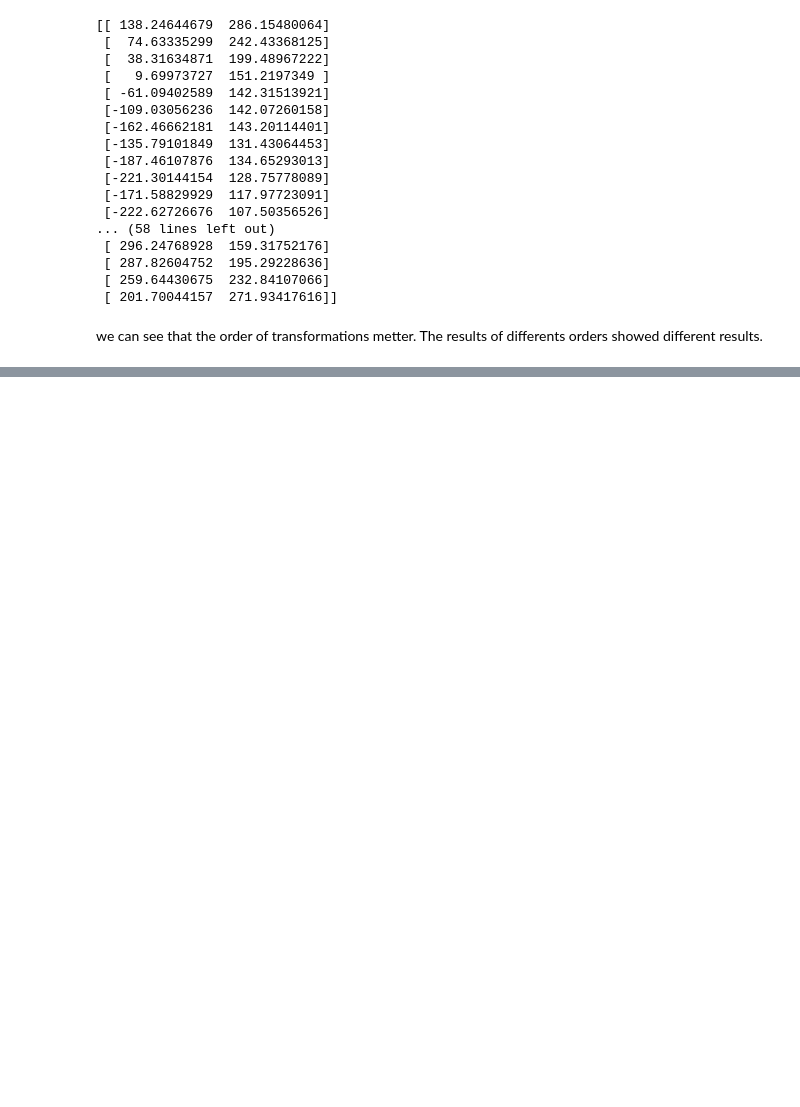
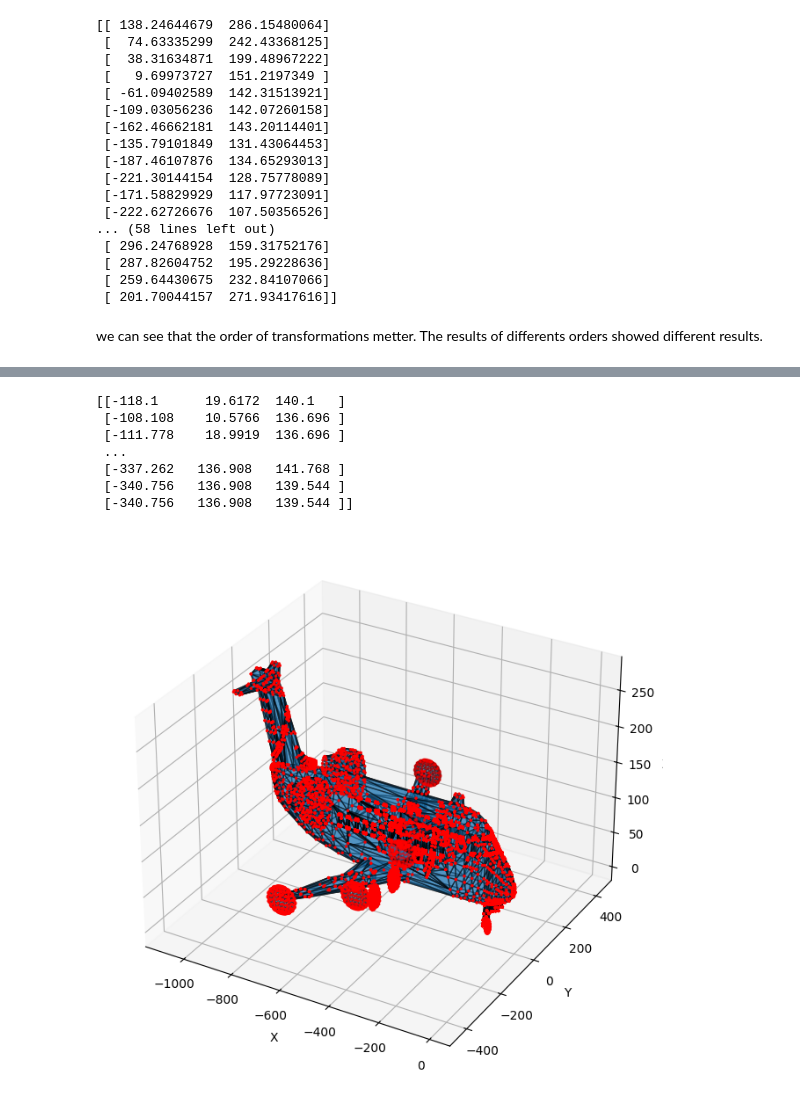
Before and after one commit to maryiyi/linear-transformation, a Jupyter notebook: lab1_transformations.ipynb, the cells around one changed output, grey strips where cells are left out. Saved outputs shown, nothing was run; the diff lists cells and outputs as text; code cells hidden in the pictures; blank space fills up the shorter version.

```diff
--- a/lab1_transformations.ipynb
+++ b/lab1_transformations.ipynb
@@ -232,0 +300,19 @@ we can see that the order of transformations metter. The results of differents o
+# %%
+def rotate_xy(X: np.ndarray, degrees):
+    rad = np.radians(degrees)
+    T = np.array([[np.cos(rad), np.sin(rad), 0],
+                  [-np.sin(rad), np.cos(rad), 0 ],
+                  [0, 0, 1]])
+    return X.copy() @ T
+rotated_xy = rotate_xy(vertices, 90)
+plot_off_3d(rotated_xy, faces)
+print(rotated_xy)
+# %% [output]
+[[-118.1      19.6172  140.1   ]
+ [-108.108    10.5766  136.696 ]
+ [-111.778    18.9919  136.696 ]
+ ...
+ [-337.262   136.908   141.768 ]
+ [-340.756   136.908   139.544 ]
+ [-340.756   136.908   139.544 ]]
+[figure, added]
```
Also changed, not shown: parts of 12 cells of this notebook.
